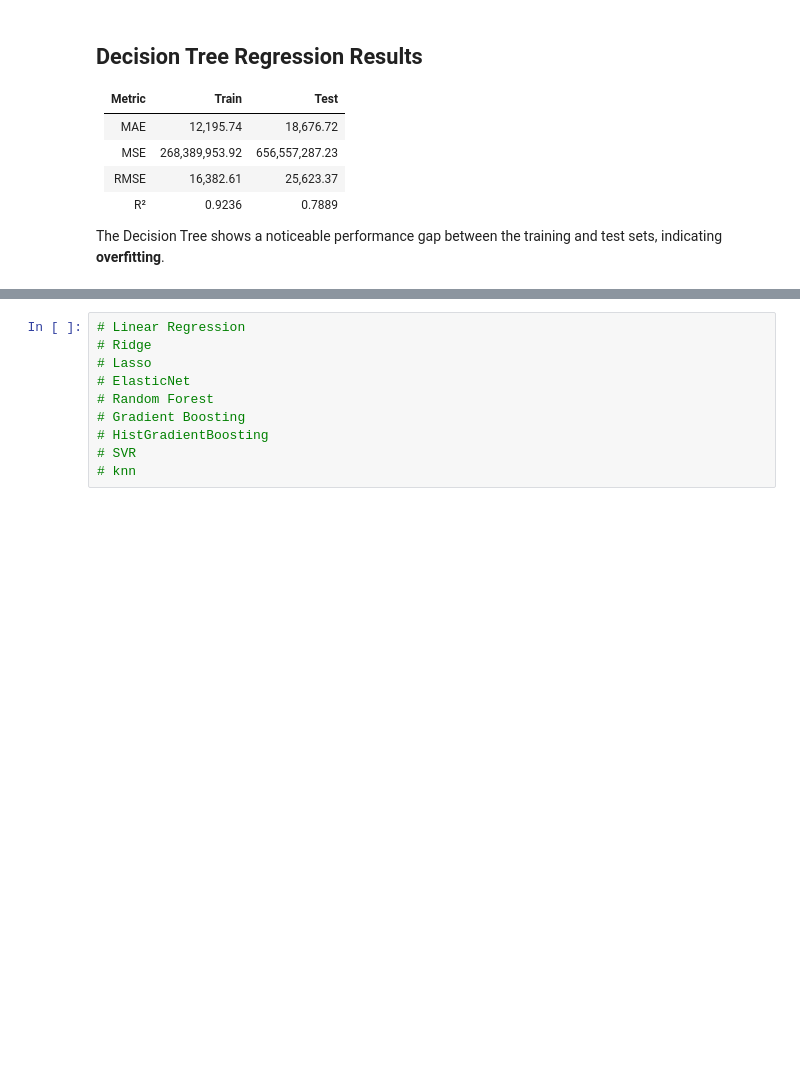
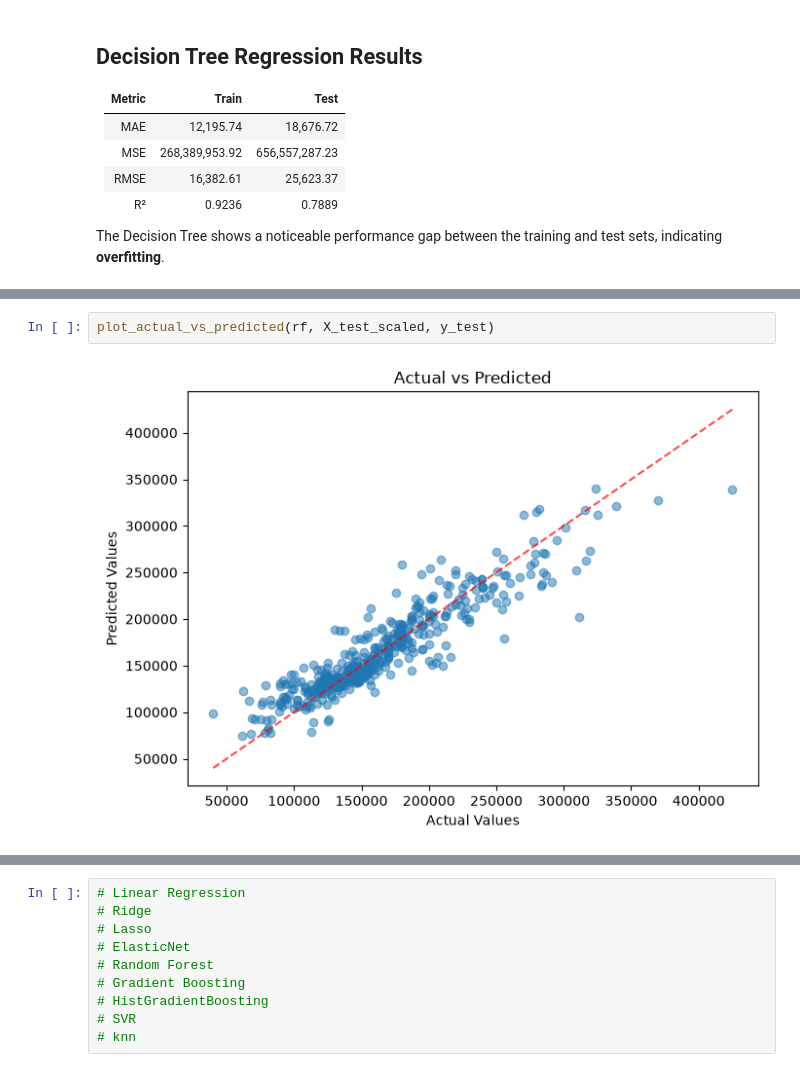
Before and after one commit to Mohamadzf23/ames-housing-price-prediction, a Jupyter notebook: src/ames_housing_price_prediction.ipynb, the cells around one changed output, grey strips where cells are left out. Drawn from its saved outputs; the diff is of its cells as text; blank space fills up the shorter version.

```diff
--- a/src/ames_housing_price_prediction.ipynb
+++ b/src/ames_housing_price_prediction.ipynb
@@ -2994,0 +3044,4 @@ The Decision Tree shows a noticeable performance gap between the training and te
+# %%
+plot_actual_vs_predicted(rf, X_test_scaled, y_test)
+# %% [output]
+[figure, added]
```
Also changed, not shown: parts of 12 cells of this notebook.
